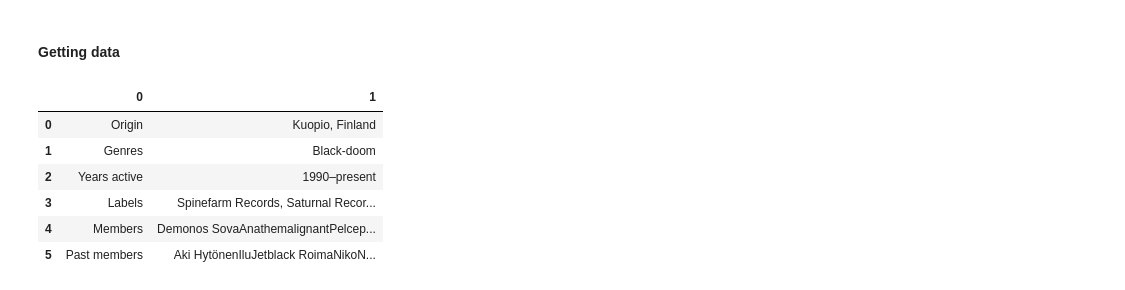
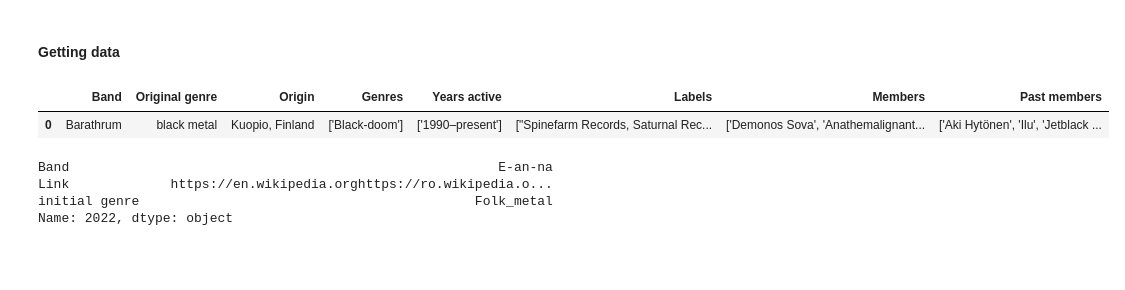
Before and after one commit to Zobis/Project_Python, a Jupyter notebook: Get_Data_Wiki.ipynb, the cells around one changed output. Drawn from its saved outputs; the diff is of its cells as text; code cells hidden in the pictures; blank space fills up the shorter version.

Commit message:
almost finished wiki scraper

```diff
--- a/Get_Data_Wiki.ipynb
+++ b/Get_Data_Wiki.ipynb
@@ -200,24 +269,12 @@ def simple_table(band_list_link,genre_list):
 #simple_table(genres.iloc[0,2],genres.iloc[0,0])
 # %% [markdown]
 #### Getting data
-# %%
-def getData(BandLink):
-    data=[]
-    try:
-        soup=getSoup(BandLink).find_all('tbody')[1]
-        for row in soup.find_all('th'):
-            if row.text=="Origin":
-                data.append([row.text,row.next_sibling.text])
-            elif row.text=="Genres":
-                data.append([row.text,row.next_sibling.text])
-            elif row.text=="Years active":
-                data.append([row.text,row.next_sibling.text])
-            elif row.text=="Labels":
-                data.append([row.text,row.next_sibling.text])
-            elif row.text=="Members":
-                data.append([row.text,row.next_sibling.text])
-            elif row.text=="Past members":
-                data.append([row.text,row.next_sibling.text])
-    except IndexError:
-        pass
-    return(pd.DataFrame(data))
+# %%
+def remove_n(text):
+    '''Removes \n parts from the string.'''
+    text=text.split('\n')
+    if text[0]=="":
+        text=text[1:]
+    if text[-1]=="":
+        text=text[:-1]
+    return str(text)
@@ -224,10 +359,12 @@ def getData(BandLink):
 # %%
-getData('https://en.wikipedia.org/wiki/Barathrum')
+getData('Barathrum','https://en.wikipedia.org/wiki/Barathrum',"black metal")
 # %% [output]
-|  | 0 | 1 |
-| 0 | Origin | Kuopio, Finland |
-| 1 | Genres | Black-doom |
-| 2 | Years active | 1990–present |
-| 3 | Labels | Spinefarm Records, Saturnal Recor... |
-| 4 | Members | Demonos SovaAnathemalignantPelcep... |
-| 5 | Past members | Aki HytönenIluJetblack RoimaNikoN... |
+|  | Band | Original genre | Origin | Genres | Years active | Labels | Members | Past members |
+| 0 | Barathrum | black metal | Kuopio, Finland | ['Black-doom'] | ['1990–present'] | ["Spinefarm Records, Saturnal Rec... | ['Demonos Sova', 'Anathemalignant... | ['Aki Hytönen', 'Ilu', 'Jetblack ... |
+# %%
+data_band.iloc[2022,:]
+# %% [output]
+Band                                                       E-an-na
+Link             https://en.wikipedia.orghttps://ro.wikipedia.o...
+initial genre                                           Folk_metal
+Name: 2022, dtype: object
```
Also changed, not shown: parts of 27 cells of this notebook.
